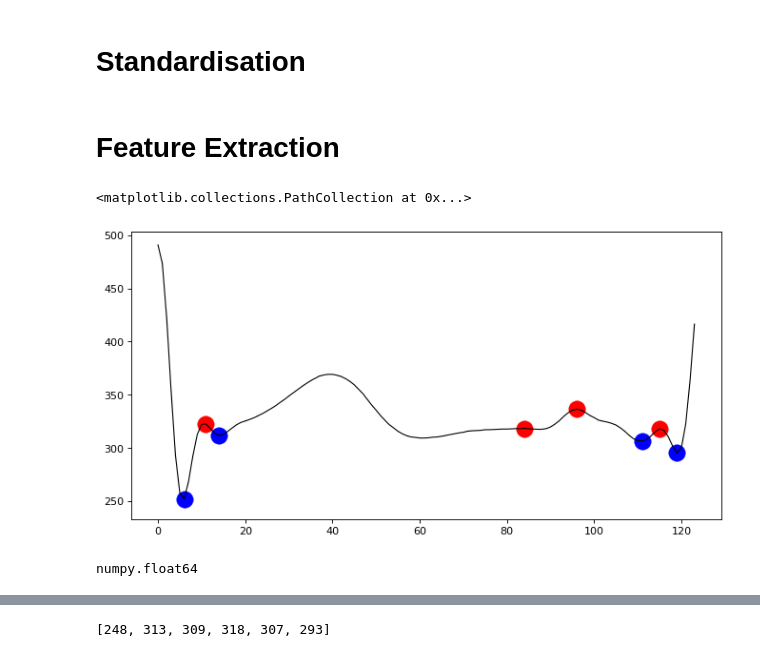
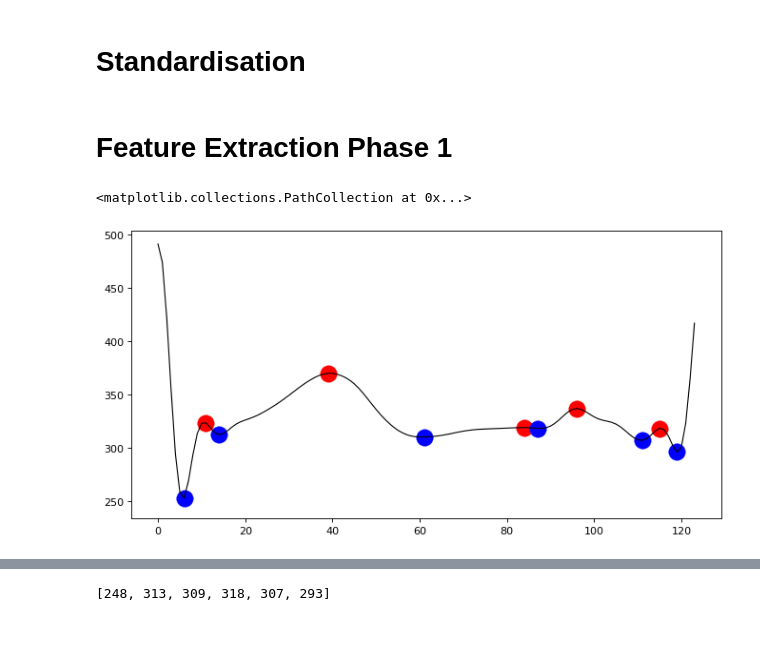
Before and after one commit to Gr-Anderson/FYP, a Jupyter notebook: testing_code/presentation/Project_Presentation.ipynb, the cells around one changed output, grey strips where cells are left out. Drawn from its saved outputs; the diff is of its cells as text; code cells hidden in the pictures.

```diff
--- a/testing_code/presentation/Project_Presentation.ipynb
+++ b/testing_code/presentation/Project_Presentation.ipynb
@@ -161,7 +158,7 @@ for i in range (0, 5):
 
 
     if combined_seg_does_not_exist:
-        combined_seg = np.zeros(len(extracted_segment) + 100, dtype=int)
+        combined_seg = np.zeros(len(extracted_segment) + 100)
         combined_seg_does_not_exist = False
     for j in range(0,len(extracted_segment)):
         combined_seg[j] =  combined_seg[j] + extracted_segment[j]
@@ -226,30 +223,21 @@ Image.open(dataBytesIO)
 
 testytesttest = np.array(Image.open(byteImgIO))
 # %% [markdown]
-# Feature Extraction
+# Feature Extraction Phase 1
 # %%
 features_higher = argrelextrema(mean_segment, np.greater, order=5)
 features_lower = argrelextrema(mean_segment, np.less, order=5)
 
 plt.figure(num=None, figsize=(10, 5), dpi=80, facecolor="w", edgecolor="k")
 # plt.axis('off')
 plt.plot(mean_segment, color="#000000", linewidth=1)
 
 features_higher = (features_higher[0],mean_segment[features_higher[0]])
-features_lower = (features_lower[0],mean_segment[features_lower[0]] # removed .tolist())
+features_lower = (features_lower[0],mean_segment[features_lower[0]]) # removed .tolist()
 
 plt.scatter(features_higher[0],mean_segment[features_higher[0]],linewidth=0.3, s=250, c='r')
 plt.scatter(features_lower[0],mean_segment[features_lower[0]],linewidth=0.3, s=250, c='b')
 # plt.savefig("features_test.png", dpi=150, quality=100, bbox_inches='tight')
 # %% [output]
 <matplotlib.collections.PathCollection at 0x...>
-[figure, old version]
+[figure, new version]
-# %%
-features_x = np.concatenate((features_higher[0], features_lower[0]))
-features_y = np.concatenate((features_higher[1], features_lower[1]))
-features_x.sort()
-features_y.sort()
-# features_x
-type(features_y[0])
-# %% [output]
-numpy.float64
```
Also changed, not shown: parts of 13 cells of this notebook, 27 other files.
